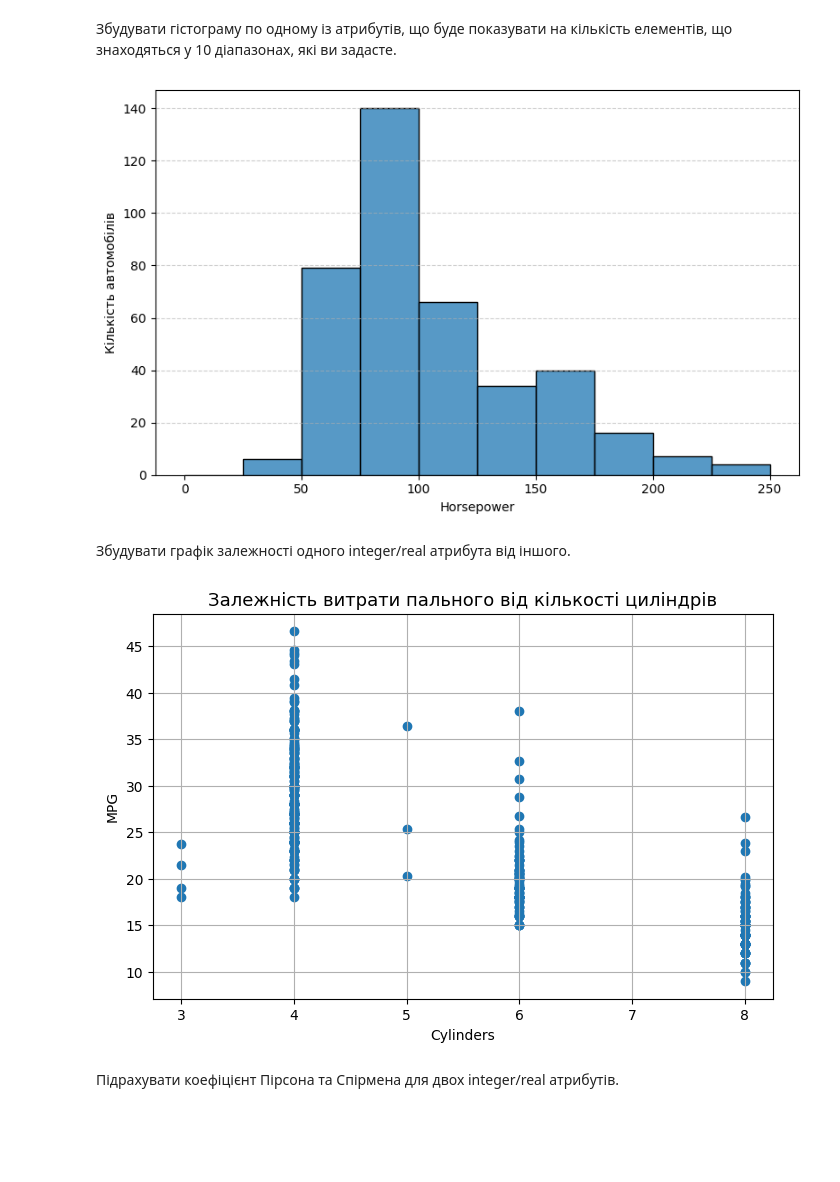
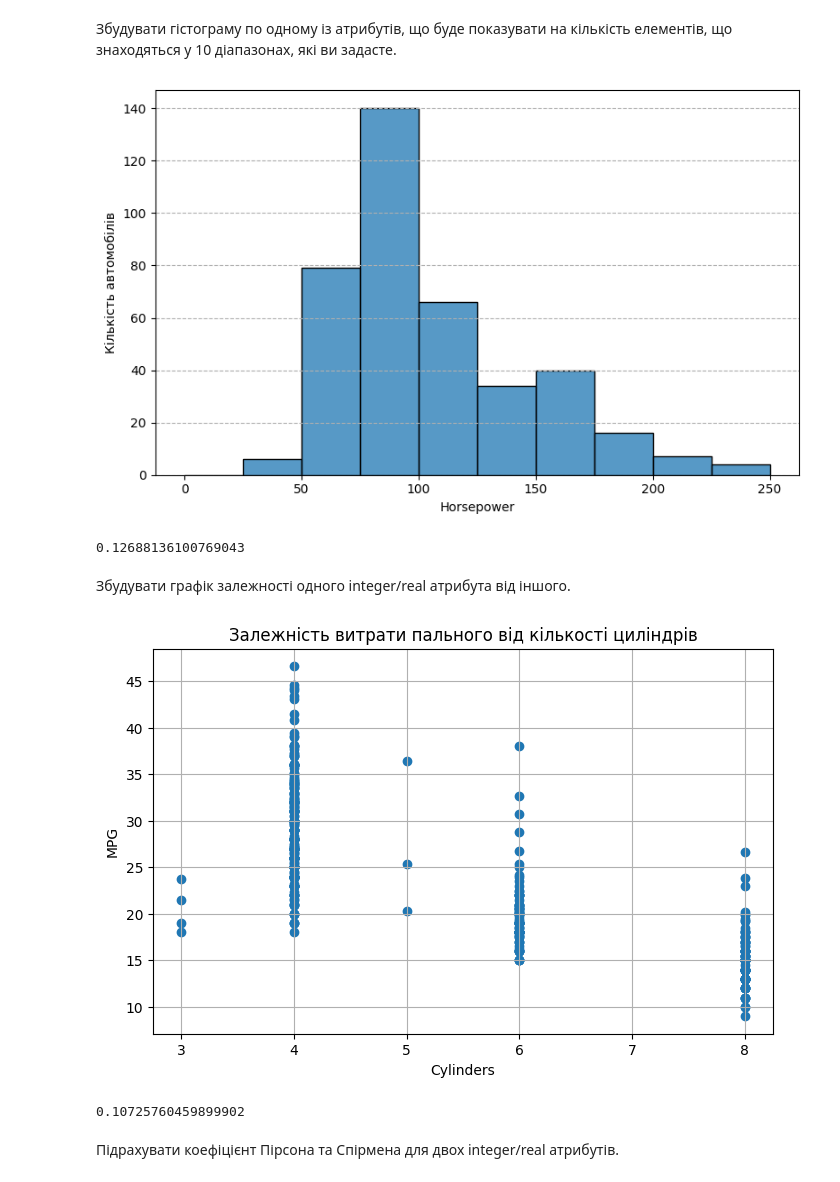
Before and after one commit to Serhii-FB-35/AD, a Jupyter notebook: Lab_4/Lab4.ipynb, the cells around one changed output. Cells and saved outputs as stored; diff of their text form; code cells hidden in the pictures; blank space fills up the shorter version.

```diff
--- a/Lab_4/Lab4.ipynb
+++ b/Lab_4/Lab4.ipynb
@@ -522,6 +585,7 @@ plt.show()
 # %% [markdown]
 Поборотися із зниклими даними
 # %%
+start = time.time()
 data_file = "./Data/auto-mpg.data"
 headers = "mpg\tcylinders\tdisplacement\thorsepower\tweight\tacceleration\tmodel_year\torigin\tcar_name\n"
 types = [("mpg","float64"), ("cylinders", "float64"), ("displacement", "float64"),
@@ -550,8 +614,9 @@ print("______________________________")
 for field in numeric_fields:
     nan_count = np.isnan(df[field]).sum()
     print(f"{field}: {nan_count}")
-
+end = time.time() - start
 print(df)
+print(end)
 # %% [output]
 mpg: 0
 cylinders: 0
@@ -618,28 +686,36 @@ print(new_df)
 Збудувати гістограму по одному із атрибутів, що буде показувати на
 кількість елементів, що знаходяться у 10 діапазонах, які ви задасте.
 # %%
+start = time.time()
 my_bins = [0, 25, 50, 75, 100, 125, 150, 175, 200, 225, 250]
 plt.figure(figsize=(8, 5))
 sns.histplot(df['horsepower'], bins=my_bins)
 plt.xlabel('Horsepower')
 plt.ylabel('Кількість автомобілів')
-plt.grid(axis='y', linestyle='--', alpha=0.6)
+plt.grid(axis='y', linestyle='--')
 plt.tight_layout()
 plt.show()
+end = time.time() - start
+print(end)
 # %% [output]
 [figure]
+0.12688136100769043
 # %% [markdown]
 Збудувати графік залежності одного integer/real атрибута від іншого.
 # %%
+start = time.time()
 plt.figure(figsize=(8, 5))
 plt.scatter(df['cylinders'], df['mpg'])
-plt.title('Залежність витрати пального від кількості циліндрів', fontsize=13)
+plt.title('Залежність витрати пального від кількості циліндрів')
 plt.xlabel('Cylinders')
 plt.ylabel('MPG')
 plt.grid(True)
 plt.show()
+end = time.time() - start
+print(end)
 # %% [output]
-[figure, old version]
+[figure, new version]
+0.10725760459899902
 # %% [markdown]
 Підрахувати коефіцієнт Пірсона та Спірмена для двох integer/real
 атрибутів.
```
Also changed, not shown: parts of 25 cells of this notebook.
